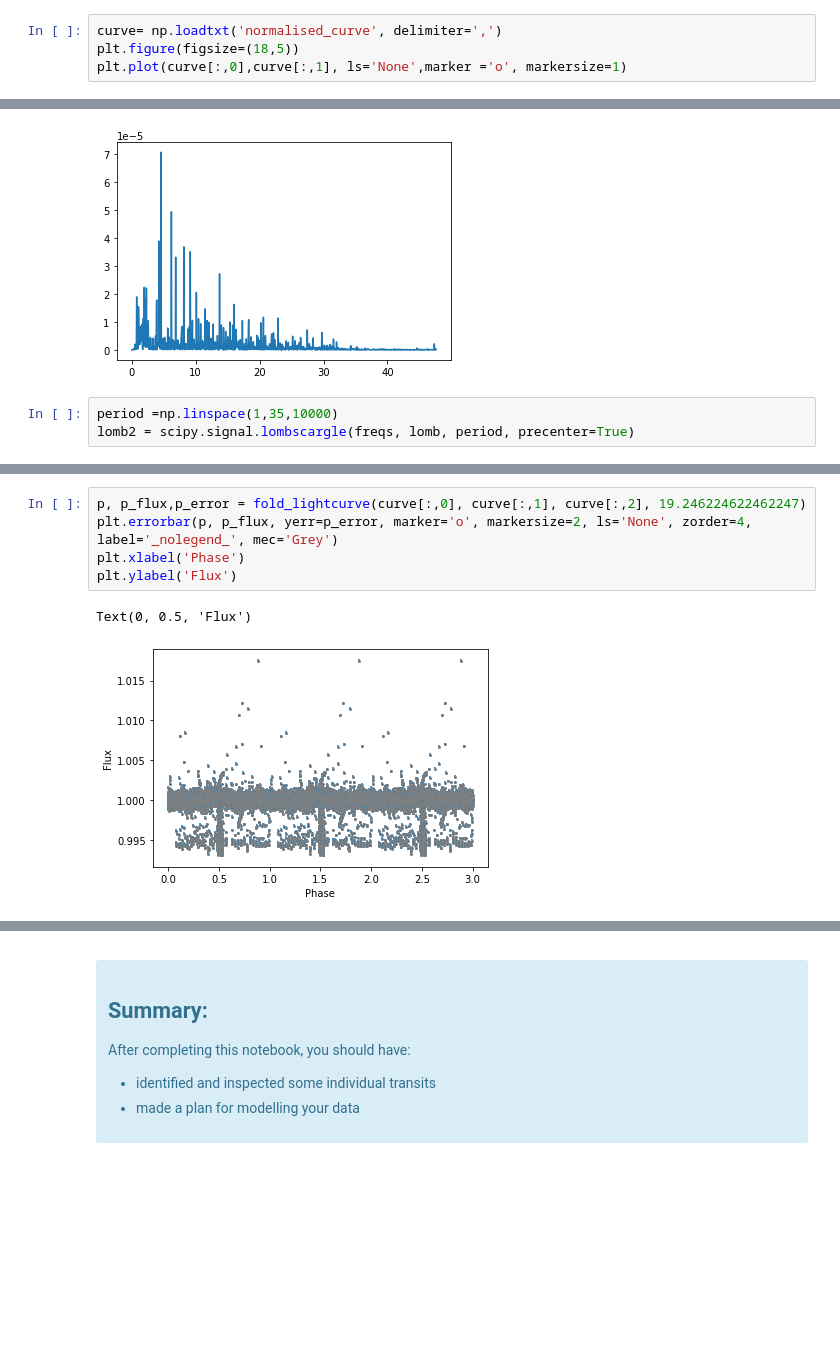
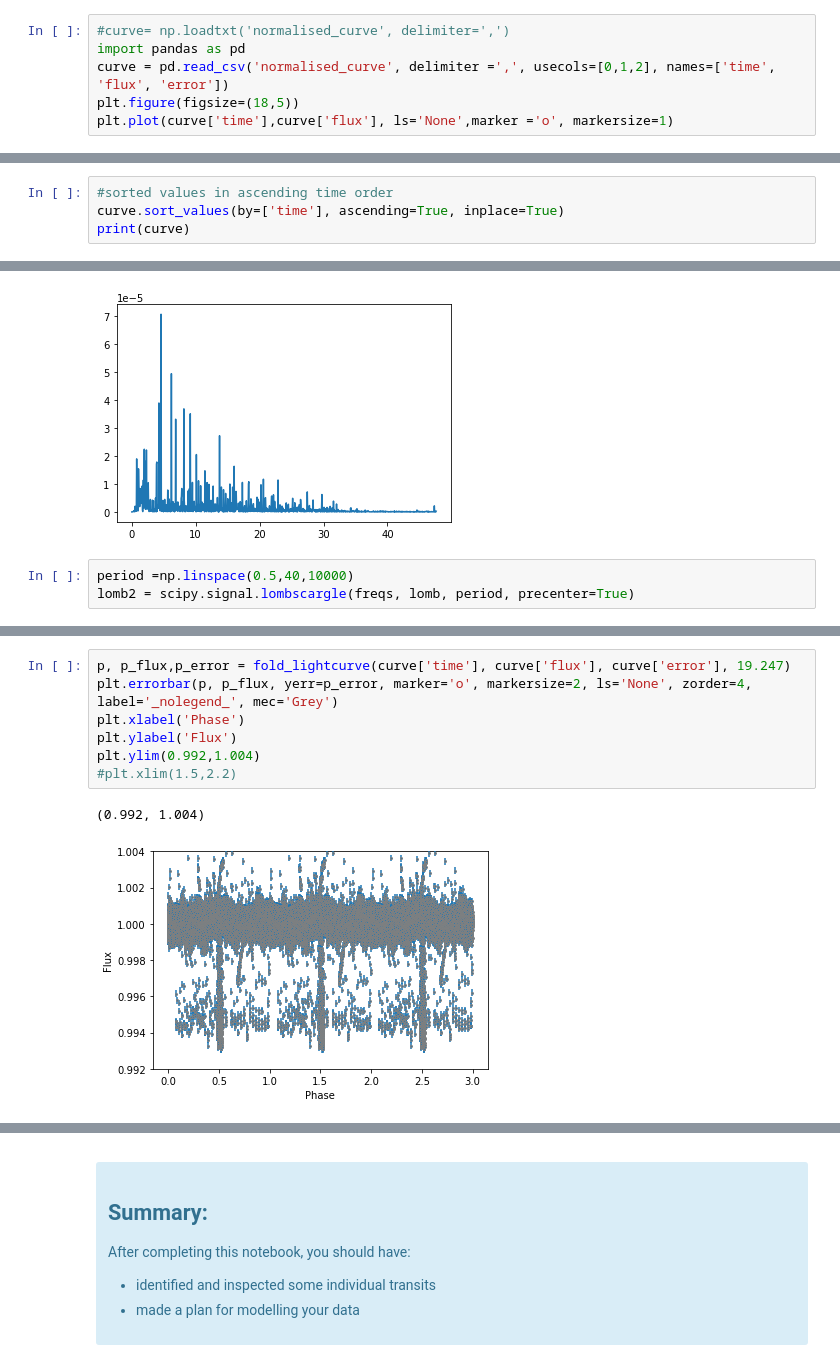
Before and after one commit to wfw23/Astrolabs, a Jupyter notebook: Chapter3_ExoLightCurves.ipynb, the cells around one changed output, grey strips where cells are left out. Cells and saved outputs as stored; diff of their text form; blank space fills up the shorter version.

```diff
--- a/Chapter3_ExoLightCurves.ipynb
+++ b/Chapter3_ExoLightCurves.ipynb
@@ -345,7 +345,13 @@ np.savetxt('normalised_curve',np.array([normtime,normflux,normerr]).transpose(),
 # %%
-curve= np.loadtxt('normalised_curve', delimiter=',')
+#curve= np.loadtxt('normalised_curve', delimiter=',')
+import pandas as pd
+curve = pd.read_csv('normalised_curve', delimiter =',', usecols=[0,1,2], names=['time', 'flux', 'error'])
 plt.figure(figsize=(18,5))
-plt.plot(curve[:,0],curve[:,1], ls='None',marker ='o', markersize=1)
+plt.plot(curve['time'],curve['flux'], ls='None',marker ='o', markersize=1)
 # %% [output]
 [<matplotlib.lines.Line2D at 0x...>]
 [figure]
+# %%
+#sorted values in ascending time order
+curve.sort_values(by=['time'], ascending=True, inplace=True)
+print(curve)
@@ -399,7 +414,7 @@ plt.plot(freqs, lomb) #x=freq y=power
 [<matplotlib.lines.Line2D at 0x...>]
 [figure]
 # %%
-period =np.linspace(1,35,10000)
+period =np.linspace(0.5,40,10000)
 lomb2 = scipy.signal.lombscargle(freqs, lomb, period, precenter=True)
 # %%
 plt.plot(period, lomb2)
@@ -431,10 +445,12 @@ def fold_lightcurve(time, flux, error, period):
 
     return(phase_long, flux_long, err_long)
 # %%
-p, p_flux,p_error = fold_lightcurve(curve[:,0], curve[:,1], curve[:,2], 19.246224622462247)
+p, p_flux,p_error = fold_lightcurve(curve['time'], curve['flux'], curve['error'], 19.247)
 plt.errorbar(p, p_flux, yerr=p_error, marker='o', markersize=2, ls='None', zorder=4, label='_nolegend_', mec='Grey')
 plt.xlabel('Phase')
 plt.ylabel('Flux')
+plt.ylim(0.992,1.004)
+#plt.xlim(1.5,2.2)
 # %% [output]
-Text(0, 0.5, 'Flux')
+(0.992, 1.004)
-[figure, old version]
+[figure, new version]
```
Also changed, not shown: parts of 15 cells of this notebook, 1 other file.
